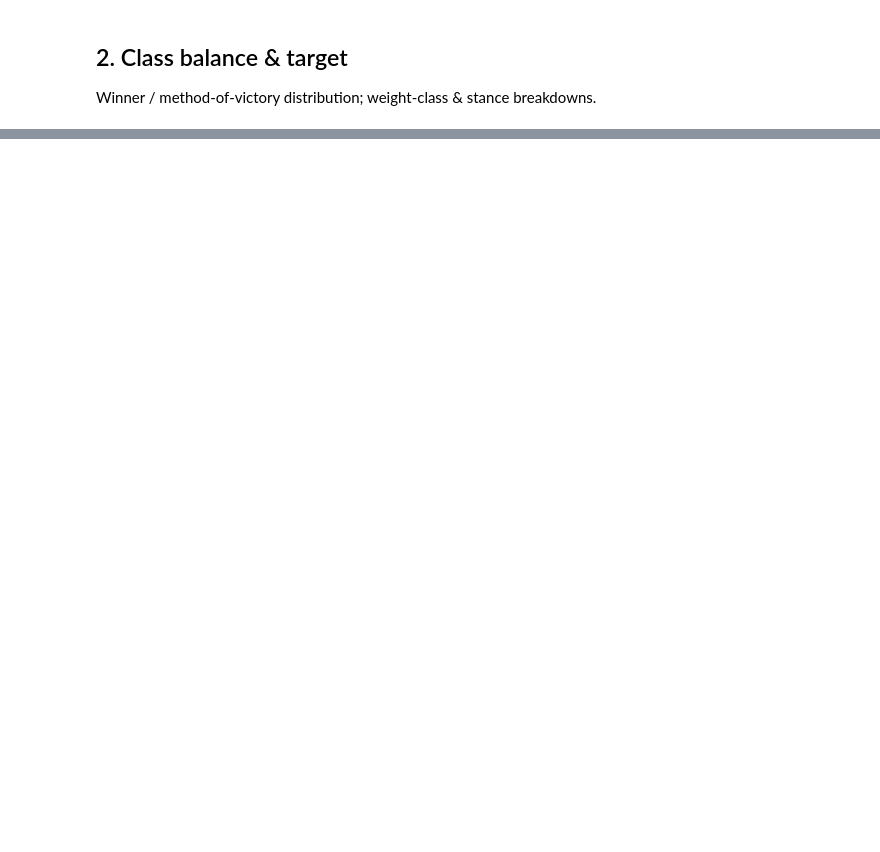
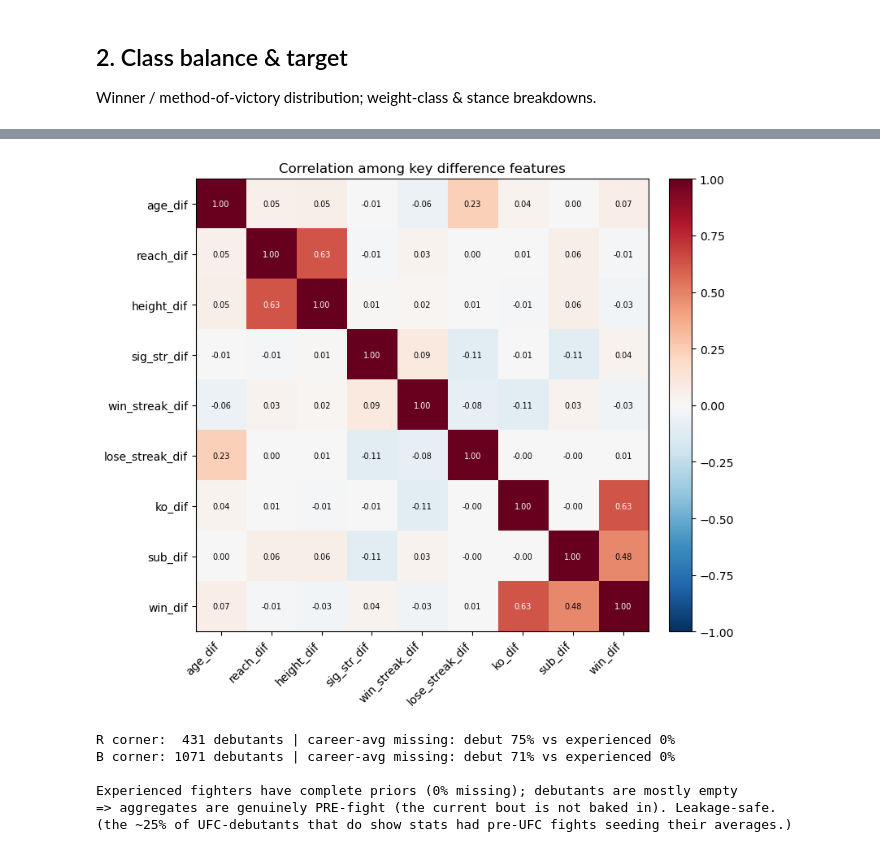
Before and after one commit to lcubrilo/PRML-Projekat, a Jupyter notebook: notebooks/01_eda.ipynb, the cells around one changed output, grey strips where cells are left out. Drawn from its saved outputs; the diff is of its cells as text; code cells hidden in the pictures; blank space fills up the shorter version.

```diff
--- a/notebooks/01_eda.ipynb
+++ b/notebooks/01_eda.ipynb
@@ -28,0 +111,42 @@ Raw red win-rate → condition on favorite/champion → show colour itself does
+# %%
+# correlation among the key difference features (a multicollinearity check for LDA/QDA)
+key = ['age_dif', 'reach_dif', 'height_dif', 'sig_str_dif', 'td_dif',
+       'win_streak_dif', 'lose_streak_dif', 'ko_dif', 'sub_dif', 'win_dif']
+key = [c for c in key if c in df.columns]
+corr = df[key].corr()
+
+fig, ax = plt.subplots(figsize=(8, 7))
+im = ax.imshow(corr, cmap='RdBu_r', vmin=-1, vmax=1)
+ax.set_xticks(range(len(key))); ax.set_xticklabels(key, rotation=45, ha='right')
+ax.set_yticks(range(len(key))); ax.set_yticklabels(key)
+for i in range(len(key)):
+    for j in range(len(key)):
+        ax.text(j, i, f'{corr.iloc[i, j]:.2f}', ha='center', va='center', fontsize=7,
+                color='white' if abs(corr.iloc[i, j]) > 0.5 else 'black')
+fig.colorbar(im, fraction=0.046, pad=0.04)
+ax.set_title('Correlation among key difference features')
+plt.tight_layout(); save_fig('feature_correlations'); plt.show()
+# %% [output]
+[figure, added]
+# %%
+# Pre-fight integrity: a fighter's career-average stats must come from PRIOR fights only,
+# so a debutant (no prior UFC record) should have empty priors. If the current bout leaked
+# in, debutants would already show stats.
+for pref in ['R', 'B']:
+    avg_cols = [c for c in df.columns if 'avg' in c.lower() and c.startswith(f'{pref}_')]
+    deb = (df[f'{pref}_wins'] + df[f'{pref}_losses']) == 0
+    nan_deb = df.loc[deb, avg_cols].isna().mean().mean()
+    nan_exp = df.loc[~deb, avg_cols].isna().mean().mean()
+    print(f'{pref} corner: {deb.sum():4d} debutants | career-avg missing: '
+          f'debut {nan_deb:.0%} vs experienced {nan_exp:.0%}')
+
+print('\nExperienced fighters have complete priors (0% missing); debutants are mostly empty')
+print('=> aggregates are genuinely PRE-fight (the current bout is not baked in). Leakage-safe.')
+print('(the ~25% of UFC-debutants that do show stats had pre-UFC fights seeding their averages.)')
+# %% [output]
+R corner:  431 debutants | career-avg missing: debut 75% vs experienced 0%
+B corner: 1071 debutants | career-avg missing: debut 71% vs experienced 0%
+
+Experienced fighters have complete priors (0% missing); debutants are mostly empty
+=> aggregates are genuinely PRE-fight (the current bout is not baked in). Leakage-safe.
+(the ~25% of UFC-debutants that do show stats had pre-UFC fights seeding their averages.)
```
Also changed, not shown: parts of 15 cells of this notebook, 15 other files.
